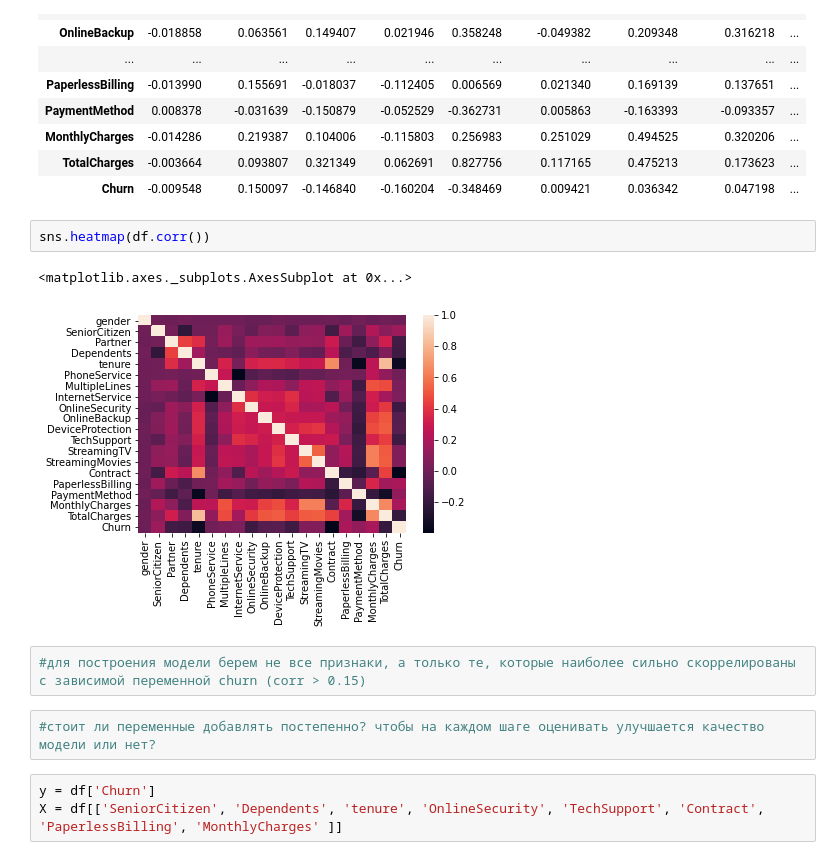
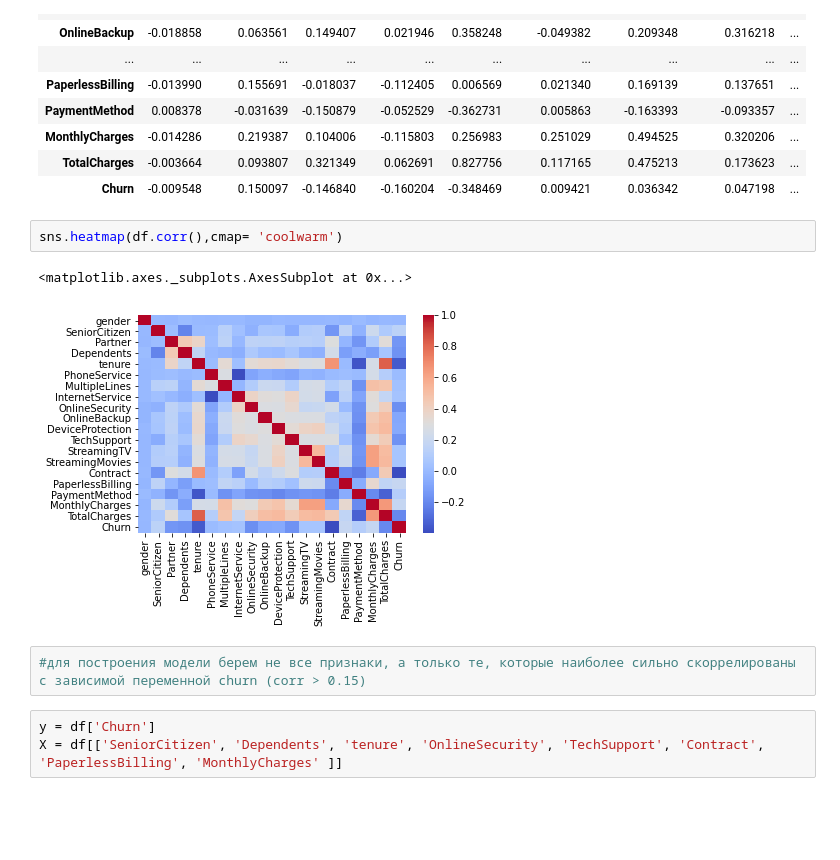
Before and after one commit to OlgaDryagina/test, a Jupyter notebook: Python_16/diploma.ipynb, the cells around one changed output. Drawn from its saved outputs; the diff is of its cells as text; blank space fills up the shorter version.

```diff
--- a/Python_16/diploma.ipynb
+++ b/Python_16/diploma.ipynb
@@ -233,14 +328,12 @@ df.corr()
 | TotalCharges | -0.003664 | 0.093807 | 0.321349 | 0.062691 | 0.827756 | 0.117165 | 0.475213 | 0.173623 | ... |
 | Churn | -0.009548 | 0.150097 | -0.146840 | -0.160204 | -0.348469 | 0.009421 | 0.036342 | 0.047198 | ... |
 # %%
-sns.heatmap(df.corr())
+sns.heatmap(df.corr(),cmap= 'coolwarm')
 # %% [output]
 <matplotlib.axes._subplots.AxesSubplot at 0x...>
-[figure, old version]
+[figure, new version]
 # %%
 #для построения модели берем не все признаки, а только те, которые наиболее сильно скоррелированы с зависимой переменной churn (corr > 0.15)
-# %%
-#стоит ли переменные добавлять постепенно? чтобы на каждом шаге оценивать улучшается качество модели или нет?
 # %%
 y = df['Churn']
 X = df[['SeniorCitizen', 'Dependents', 'tenure', 'OnlineSecurity', 'TechSupport', 'Contract', 'PaperlessBilling', 'MonthlyCharges' ]]
```
Also changed, not shown: parts of 13 cells of this notebook.
